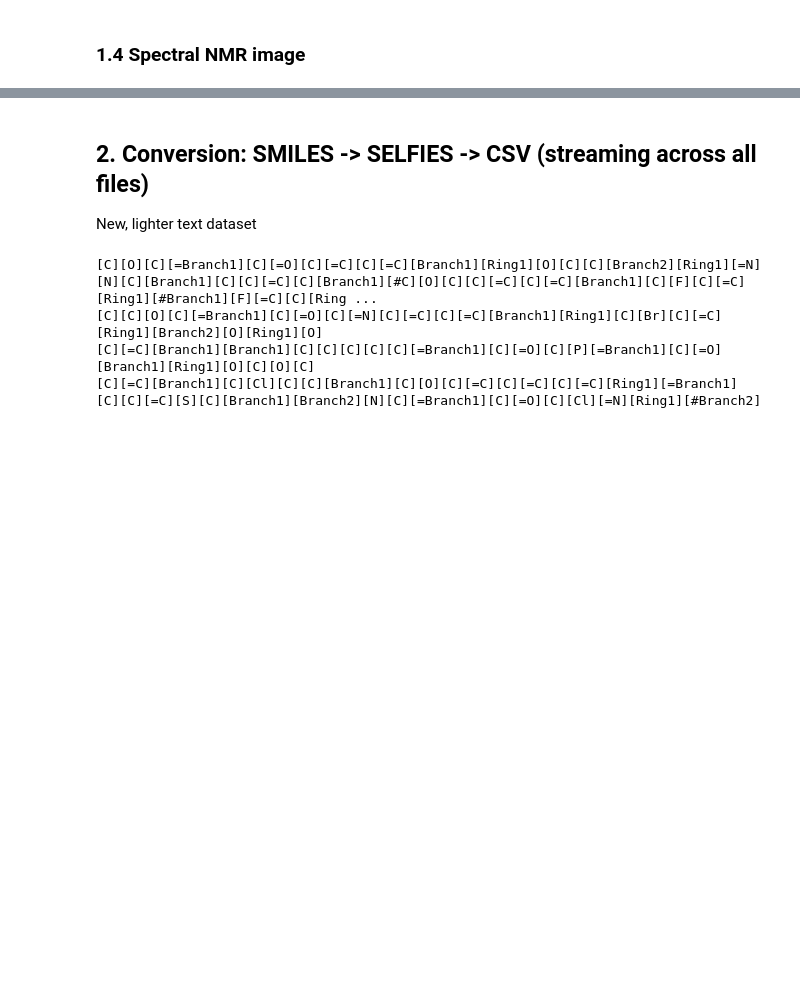
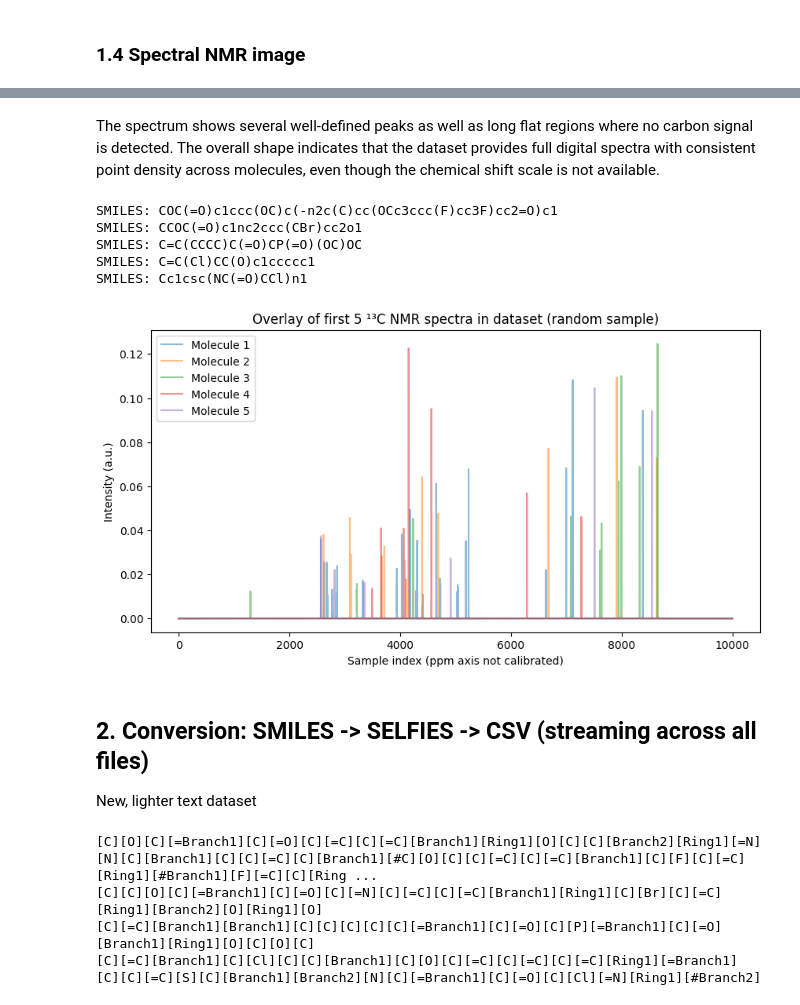
Before and after one commit to JanAndrzejewski050/Molecular-Spectro-Latent-Modeling, a Jupyter notebook: selfies_intro.ipynb, the cells around one changed output, grey strips where cells are left out. Saved outputs shown, nothing was run; the diff lists cells and outputs as text; code cells hidden in the pictures; blank space fills up the shorter version.

```diff
--- a/selfies_intro.ipynb
+++ b/selfies_intro.ipynb
@@ -335,3 +365,29 @@ plt.show()
+# %% [markdown]
+The spectrum shows several well-defined peaks as well as long flat regions where no carbon signal is detected. The overall shape indicates that the dataset provides full digital spectra with consistent point density across molecules, even though the chemical shift scale is not available.
+# %%
+plt.figure(figsize=(10,5))
+
+for i in range(5):
+    smiles = data["smiles"][i]
+    print("SMILES:", smiles)
+    plt.plot(
+        data["c_nmr_spectra"][i],
+        alpha=0.5,
+        label=f"Molecule {i+1}"
+    )
+
+plt.title("Overlay of first 5 ¹³C NMR spectra in dataset (random sample)")
+plt.xlabel("Sample index (ppm axis not calibrated)")
+plt.ylabel("Intensity (a.u.)")
+plt.legend()
+plt.show()
+# %% [output]
+SMILES: COC(=O)c1ccc(OC)c(-n2c(C)cc(OCc3ccc(F)cc3F)cc2=O)c1
+SMILES: CCOC(=O)c1nc2ccc(CBr)cc2o1
+SMILES: C=C(CCCC)C(=O)CP(=O)(OC)OC
+SMILES: C=C(Cl)CC(O)c1ccccc1
+SMILES: Cc1csc(NC(=O)CCl)n1
+[figure, added]
 # %% [markdown]
 ## 2. Conversion: SMILES -> SELFIES -> CSV (streaming across all files)
 New, lighter text dataset
```
Also changed, not shown: parts of 4 cells of this notebook.
